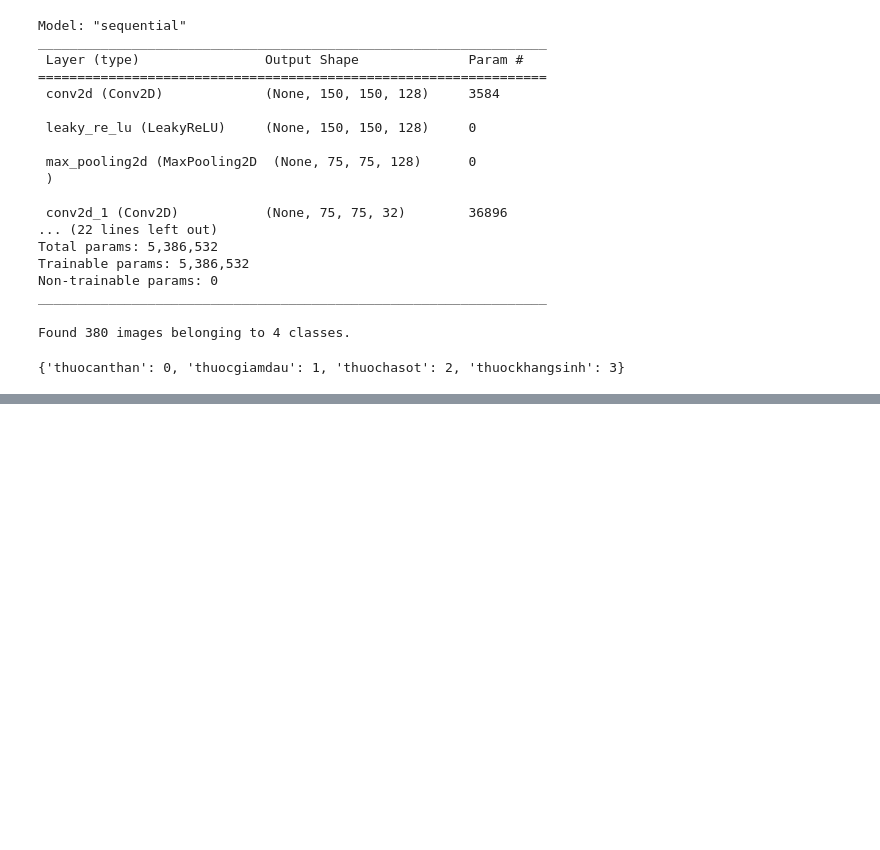
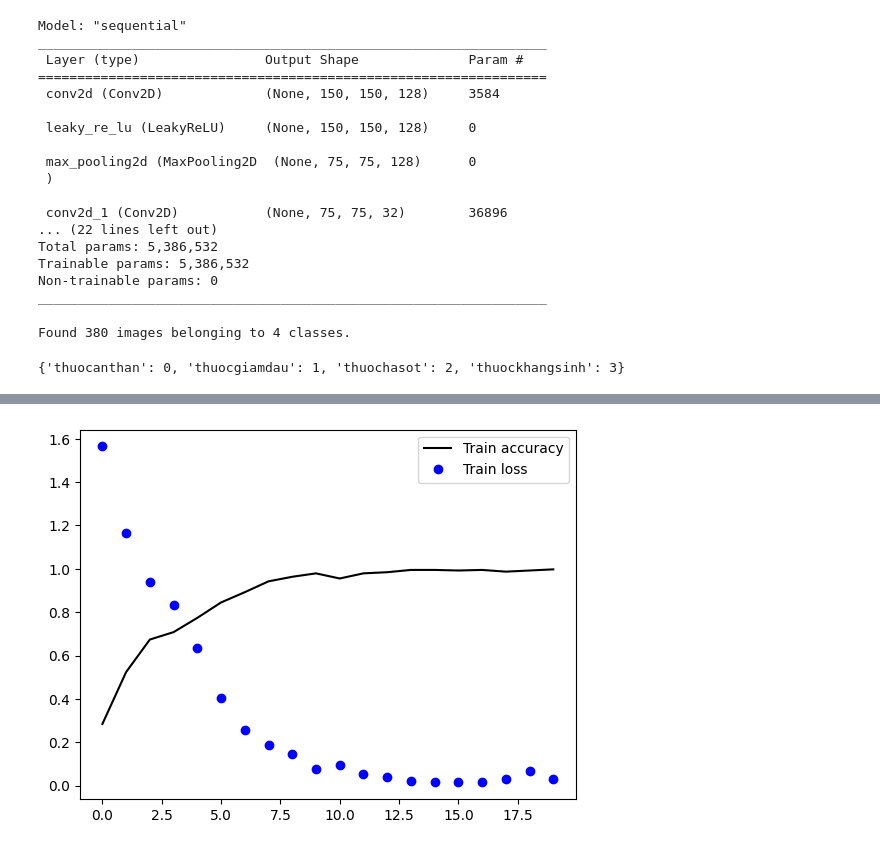
Before and after one commit to votrannhatquang/AI-s-ng-th-7, a Jupyter notebook: Medical_image_analysis.ipynb, the cells around one changed output, grey strips where cells are left out. Cells and saved outputs as stored; diff of their text form; code cells hidden in the pictures; blank space fills up the shorter version.

```diff
--- a/Medical_image_analysis.ipynb
+++ b/Medical_image_analysis.ipynb
@@ -193 +193,12 @@ if(kq == 3):
 Thuốc kháng sinh
+# %%
+
+accuracy = train.history['accuracy']
+loss = train.history['loss']
+epochs = range(len(accuracy))
+plt.plot(epochs, accuracy, 'k', label = 'Train accuracy')
+plt.plot(epochs, loss, 'bo', label = 'Train loss')
+plt.legend(['Train accuracy', 'Train loss'])
+plt.show()
+# %% [output]
+[figure, added]
```
Also changed, not shown: parts of 7 cells of this notebook.
